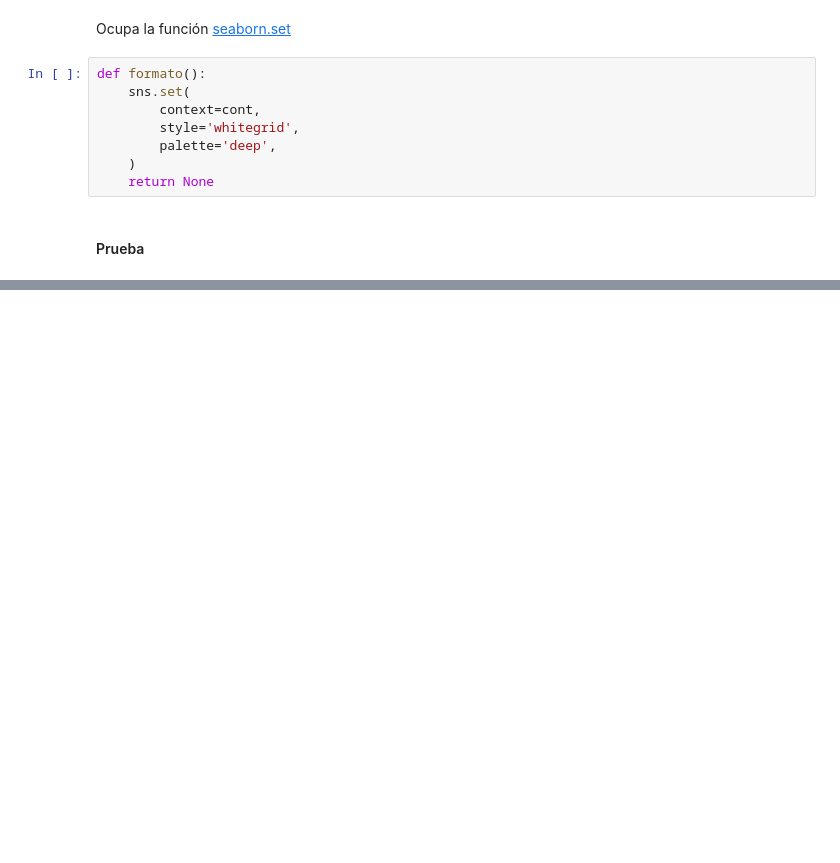
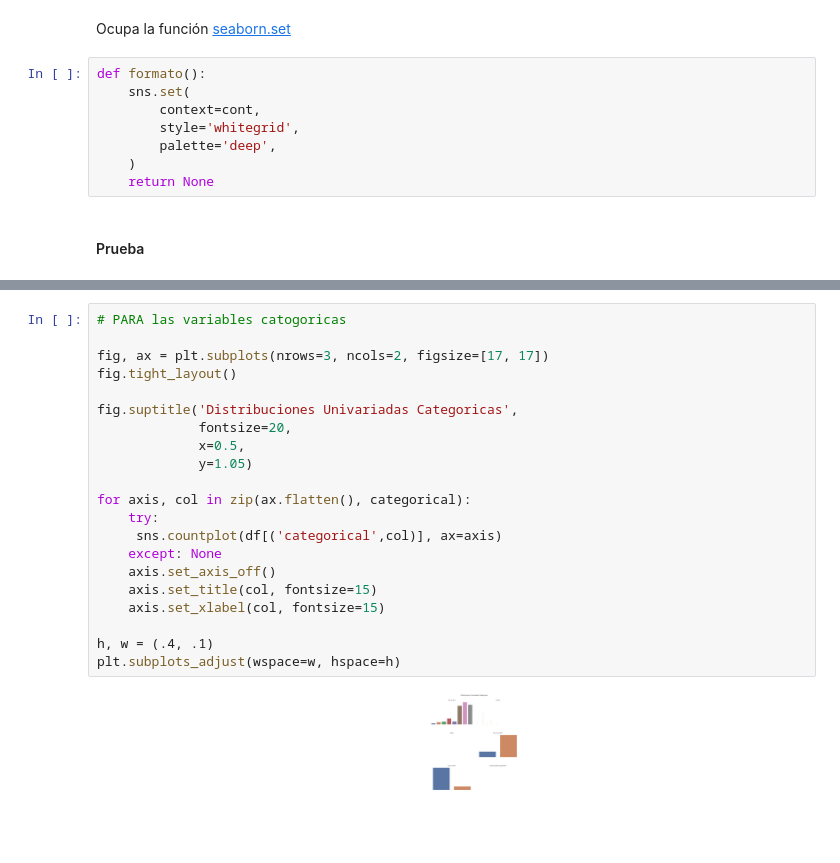
Before and after one commit to asolnn2a8/Tarea-1-Lab-C-de-D, a Jupyter notebook: codigos/p2.ipynb, the cells around one changed output, grey strips where cells are left out. Cells and saved outputs as stored; diff of their text form; blank space fills up the shorter version.

```diff
--- a/codigos/p2.ipynb
+++ b/codigos/p2.ipynb
@@ -58,0 +180,23 @@ sns.lmplot(x="x", y="y", col="dataset", hue="dataset", data=df,
+# %%
+# PARA las variables catogoricas
+
+fig, ax = plt.subplots(nrows=3, ncols=2, figsize=[17, 17])
+fig.tight_layout()
+
+fig.suptitle('Distribuciones Univariadas Categoricas',
+             fontsize=20,
+             x=0.5,
+             y=1.05)
+
+for axis, col in zip(ax.flatten(), categorical):
+    try:
+     sns.countplot(df[('categorical',col)], ax=axis)
+    except: None
+    axis.set_axis_off()
+    axis.set_title(col, fontsize=15)
+    axis.set_xlabel(col, fontsize=15)
+
+h, w = (.4, .1)
+plt.subplots_adjust(wspace=w, hspace=h)
+# %% [output]
+[figure, added]
```
Also changed, not shown: parts of 26 cells of this notebook.
